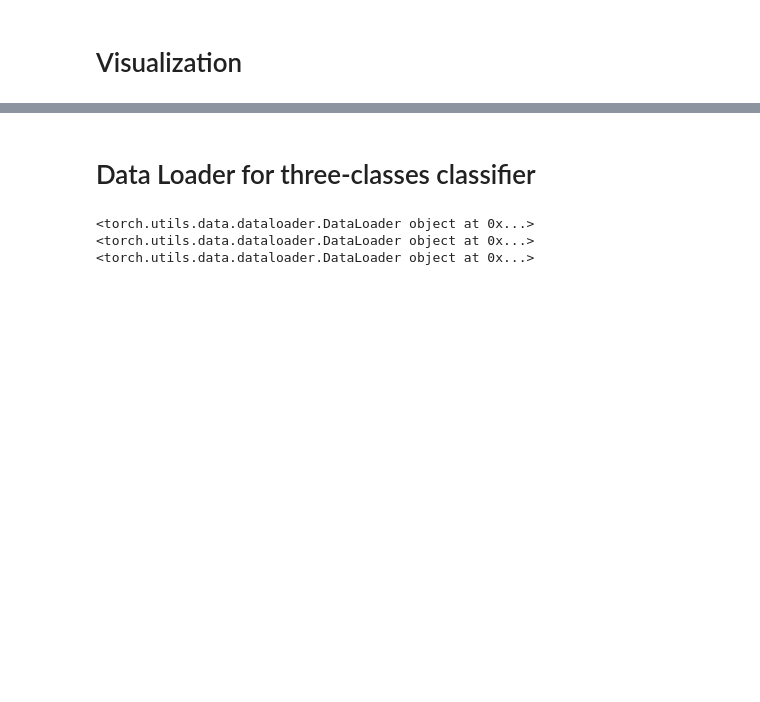
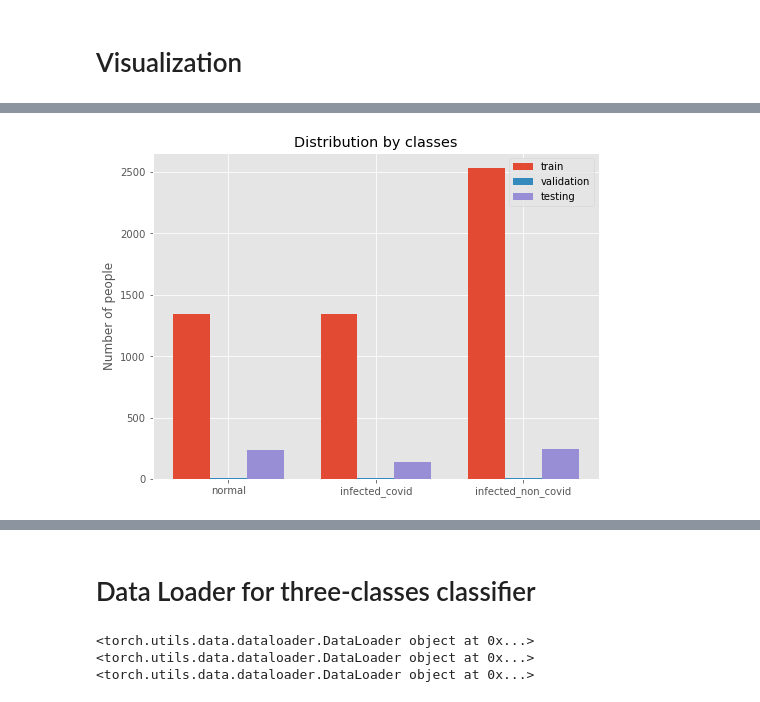
Before and after one commit to mjosephan2/DLsmallproject, a Jupyter notebook: Dataloader.ipynb, the cells around one changed output, grey strips where cells are left out. Drawn from its saved outputs; the diff is of its cells as text; code cells hidden in the pictures; blank space fills up the shorter version.

```diff
--- a/Dataloader.ipynb
+++ b/Dataloader.ipynb
@@ -72,0 +140,25 @@ dataset_numbers = {'train_normal': 1341,\
+# %%
+import numpy as np
+import matplotlib.pyplot as plt
+plt.style.use('ggplot')
+
+train_data = [dataset_numbers['train_normal'], dataset_numbers['train_infected_covid'], dataset_numbers['train_infected_non_covid']]
+val_data = [dataset_numbers['val_normal'], dataset_numbers['val_infected_covid'], dataset_numbers['val_infected_non_covid']]
+test_data = [dataset_numbers['test_normal'], dataset_numbers['test_infected_covid'], dataset_numbers['test_infected_non_covid']]
+
+X = np.arange(3)
+fig = plt.figure(figsize=(8,6))
+labels=['normal', 'infected_covid', 'infected_non_covid']
+
+ax = fig.add_subplot(111)
+ax.bar(X - 0.25, train_data, width = 0.25, label="train")
+ax.bar(X , val_data, width = 0.25, label='validation')
+ax.bar(X + 0.25, test_data, width = 0.25, label='testing')
+ax.set_ylabel('Number of people')
+ax.set_title('Distribution by classes')
+ax.set_xticks(X)
+ax.set_xticklabels(labels)
+ax.legend()
+plt.show()
+# %% [output]
+[figure, added]
```
Also changed, not shown: parts of 9 cells of this notebook, 6 other files.
